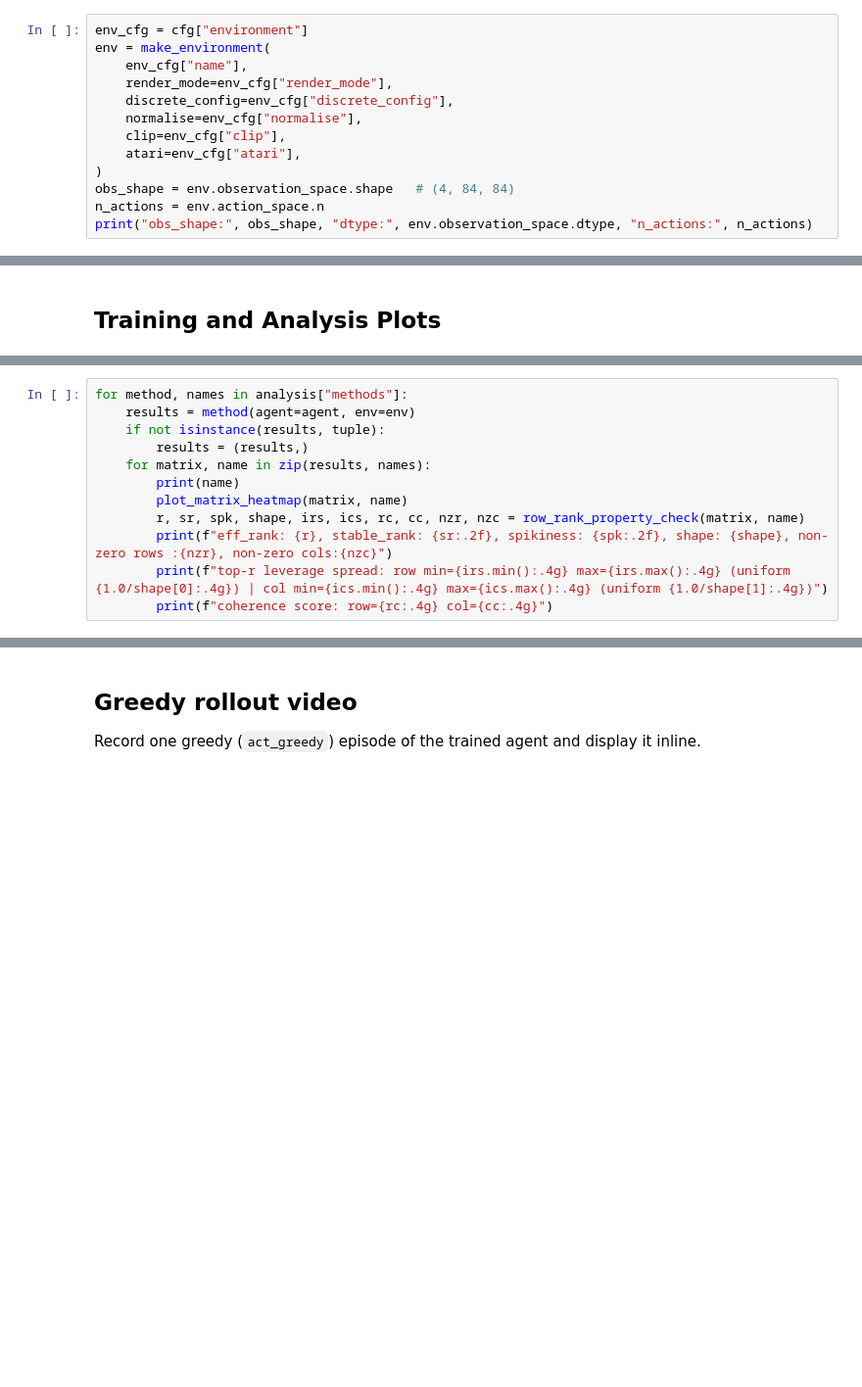
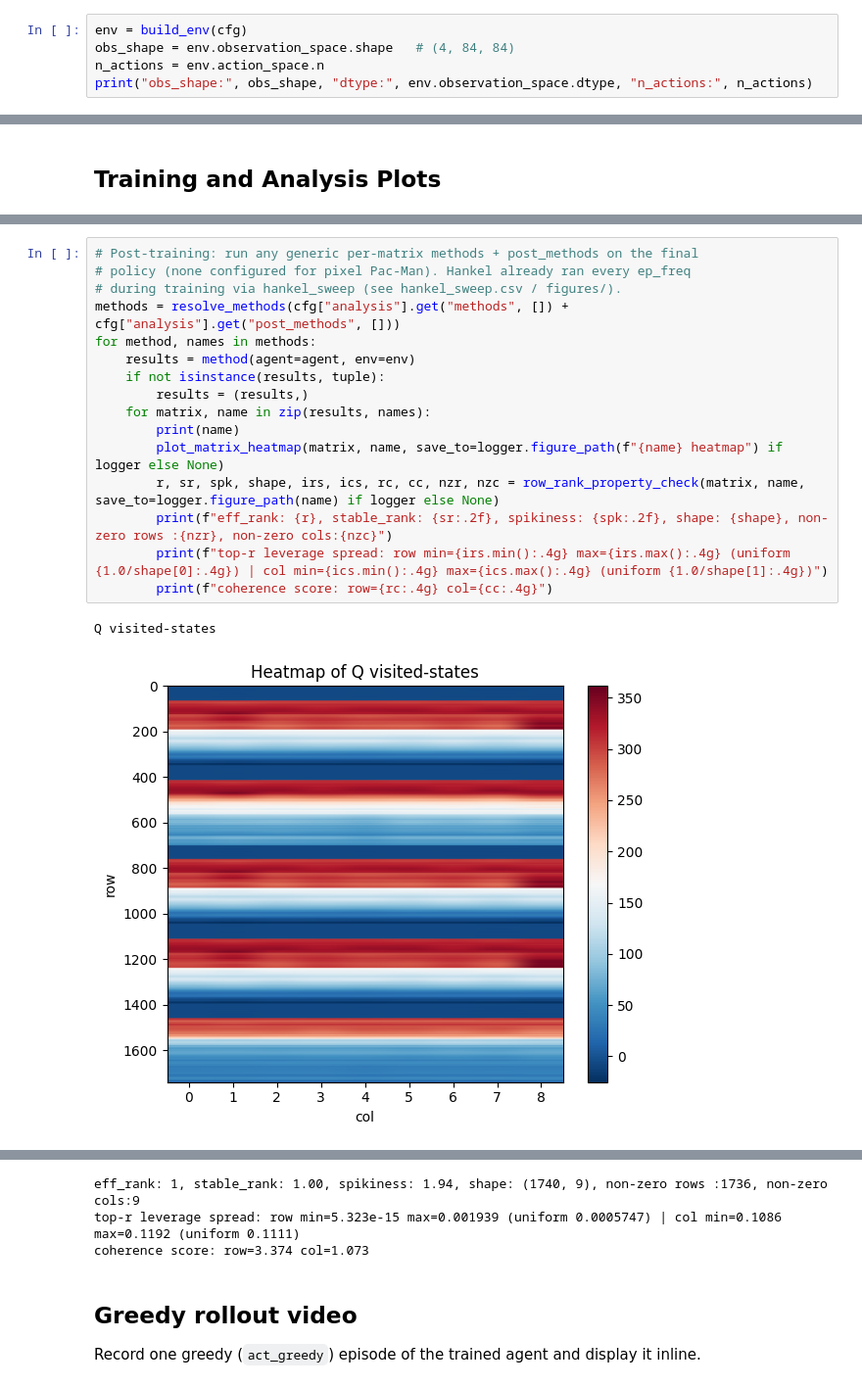
Before and after one commit to Souparna-Mandal/Low-Rank-RL-TL, a Jupyter notebook: experiments/dqn_pacman/exp1.ipynb, the cells around one changed output, grey strips where cells are left out. Shown at 98% size. Saved outputs shown, nothing was run; the diff lists cells and outputs as text; blank space fills up the shorter version.

```diff
--- a/experiments/dqn_pacman/exp1.ipynb
+++ b/experiments/dqn_pacman/exp1.ipynb
@@ -55,15 +60,7 @@ cfg
 
 The `atari` block triggers the Atari branch of `make_environment`, wiring `AtariPreprocessing` followed by `FrameStackObservation`. Resulting `observation_space` is `Box(0, 255, (4, 84, 84), uint8)`.
 # %%
-env_cfg = cfg["environment"]
-env = make_environment(
-    env_cfg["name"],
-    render_mode=env_cfg["render_mode"],
-    discrete_config=env_cfg["discrete_config"],
-    normalise=env_cfg["normalise"],
-    clip=env_cfg["clip"],
-    atari=env_cfg["atari"],
-)
+env = build_env(cfg)
 obs_shape = env.observation_space.shape   # (4, 84, 84)
 n_actions = env.action_space.n
 print("obs_shape:", obs_shape, "dtype:", env.observation_space.dtype, "n_actions:", n_actions)
@@ -208,12 +167,19 @@ plt.legend(); plt.show()
 # %%
-for method, names in analysis["methods"]:
+# Post-training: run any generic per-matrix methods + post_methods on the final
+# policy (none configured for pixel Pac-Man). Hankel already ran every ep_freq
+# during training via hankel_sweep (see hankel_sweep.csv / figures/).
+methods = resolve_methods(cfg["analysis"].get("methods", []) + cfg["analysis"].get("post_methods", []))
+for method, names in methods:
     results = method(agent=agent, env=env)
     if not isinstance(results, tuple):
         results = (results,)
     for matrix, name in zip(results, names):
         print(name)
-        plot_matrix_heatmap(matrix, name)
-        r, sr, spk, shape, irs, ics, rc, cc, nzr, nzc = row_rank_property_check(matrix, name)
+        plot_matrix_heatmap(matrix, name, save_to=logger.figure_path(f"{name} heatmap") if logger else None)
+        r, sr, spk, shape, irs, ics, rc, cc, nzr, nzc = row_rank_property_check(matrix, name, save_to=logger.figure_path(name) if logger else None)
         print(f"eff_rank: {r}, stable_rank: {sr:.2f}, spikiness: {spk:.2f}, shape: {shape}, non-zero rows :{nzr}, non-zero cols:{nzc}")
         print(f"top-r leverage spread: row min={irs.min():.4g} max={irs.max():.4g} (uniform {1.0/shape[0]:.4g}) | col min={ics.min():.4g} max={ics.max():.4g} (uniform {1.0/shape[1]:.4g})")
         print(f"coherence score: row={rc:.4g} col={cc:.4g}")
+# %% [output]
+Q visited-states
+[figure, added]
@@ -220,3 +187,6 @@ for method, names in analysis["methods"]:
+eff_rank: 1, stable_rank: 1.00, spikiness: 1.94, shape: (1740, 9), non-zero rows :1736, non-zero cols:9
+top-r leverage spread: row min=5.323e-15 max=0.001939 (uniform 0.0005747) | col min=0.1086 max=0.1192 (uniform 0.1111)
+coherence score: row=3.374 col=1.073
 # %% [markdown]
 ## Greedy rollout video
 
```
Also changed, not shown: parts of 10 cells of this notebook, 30 other files.
